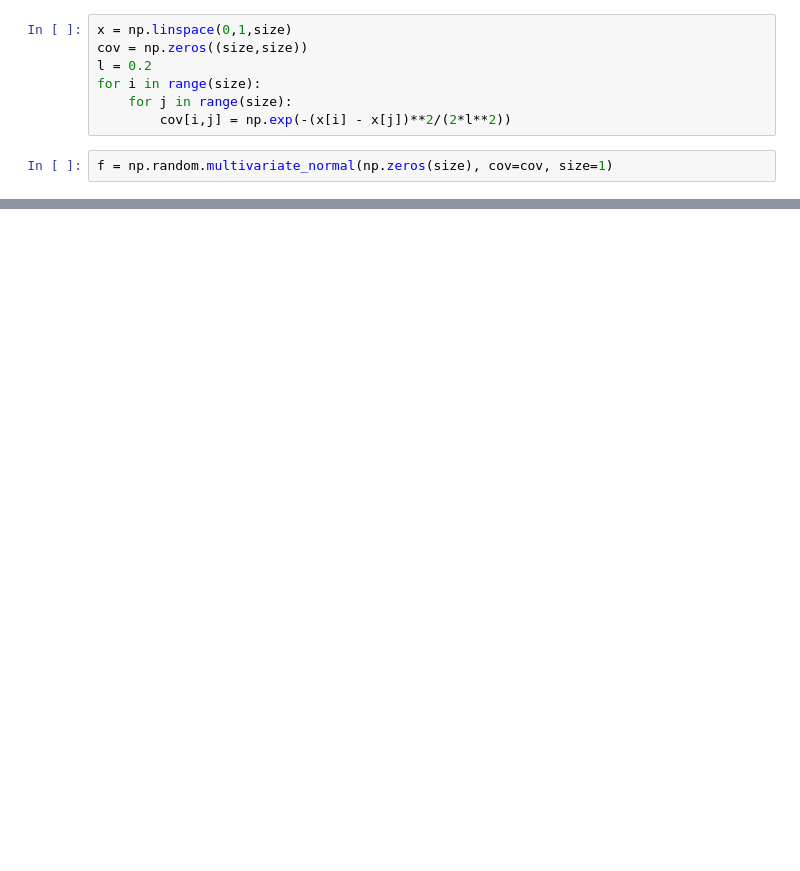
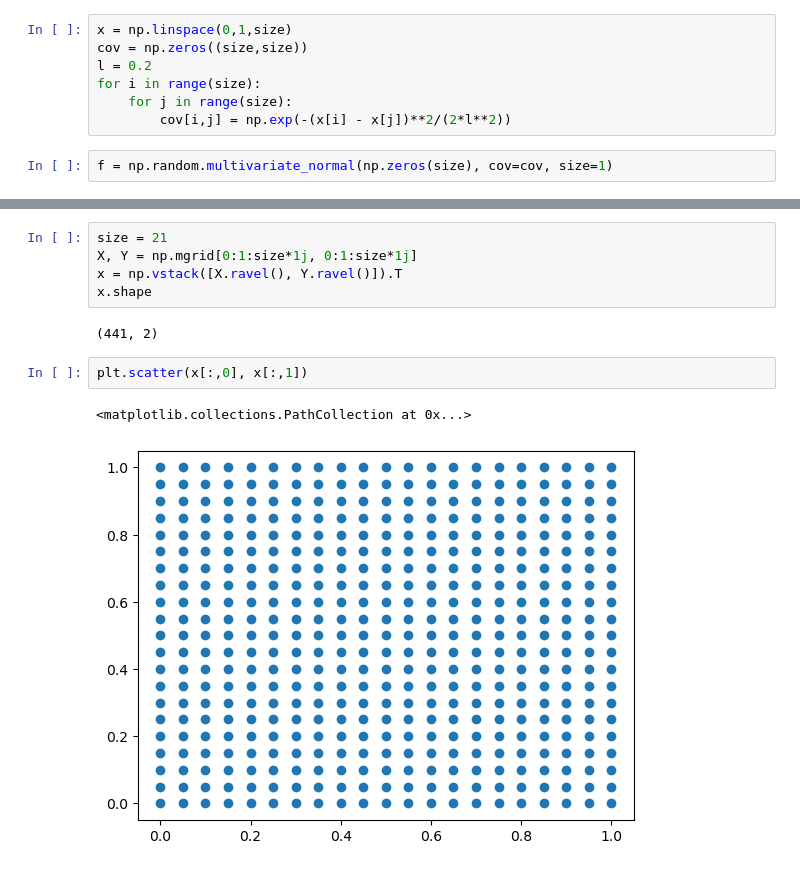
Before and after one commit to JoostHMPrins/ngo, a Jupyter notebook: developnotebooks/Gaussianrandomfield.ipynb, the cells around one changed output, grey strips where cells are left out. Drawn from its saved outputs; the diff is of its cells as text; blank space fills up the shorter version.

```diff
--- a/developnotebooks/Gaussianrandomfield.ipynb
+++ b/developnotebooks/Gaussianrandomfield.ipynb
@@ -29,0 +31,12 @@ plt.plot(f.T)
+# %%
+size = 21
+X, Y = np.mgrid[0:1:size*1j, 0:1:size*1j]
+x = np.vstack([X.ravel(), Y.ravel()]).T
+x.shape
+# %% [output]
+(441, 2)
+# %%
+plt.scatter(x[:,0], x[:,1])
+# %% [output]
+<matplotlib.collections.PathCollection at 0x...>
+[figure, added]
```
Also changed, not shown: parts of 13 cells of this notebook.
